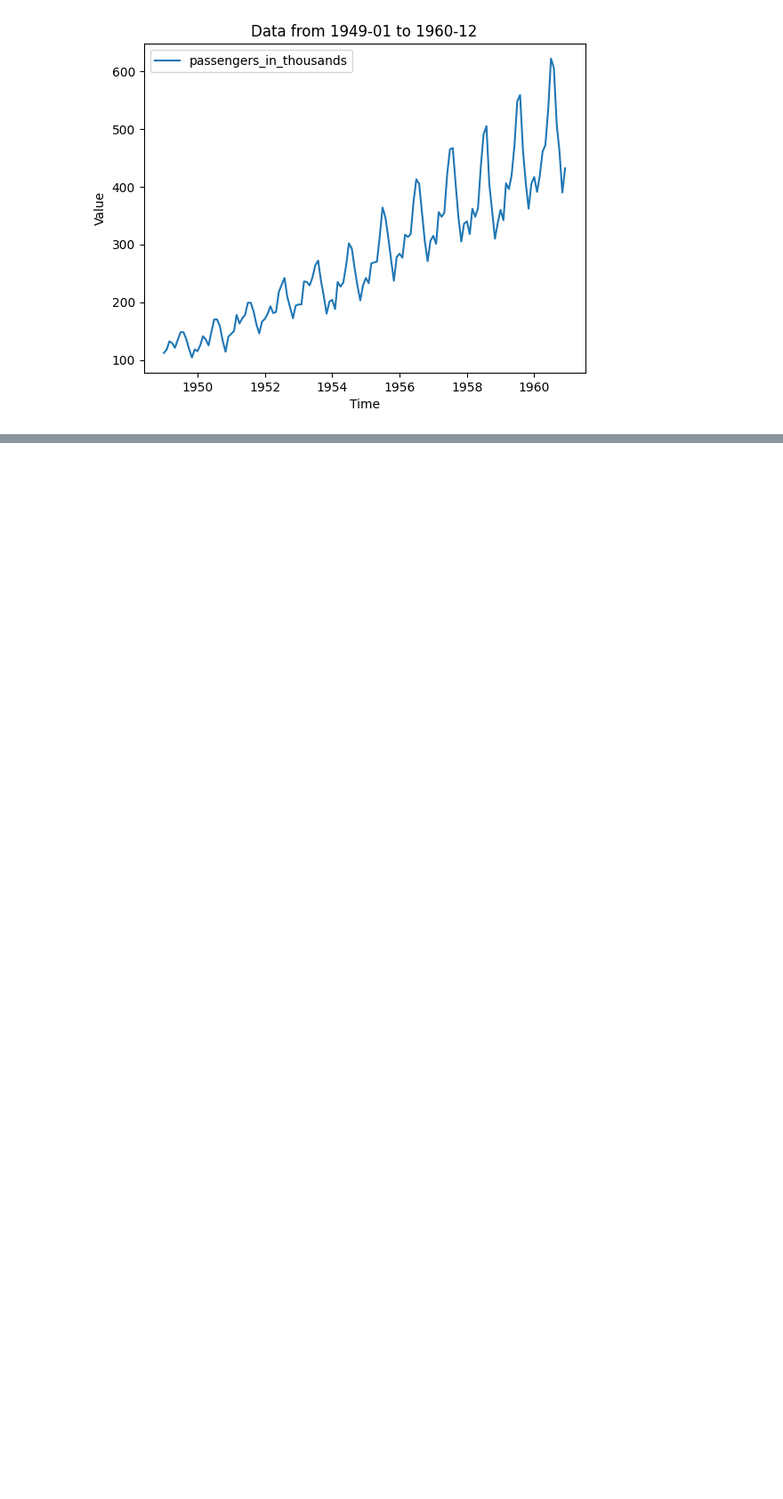
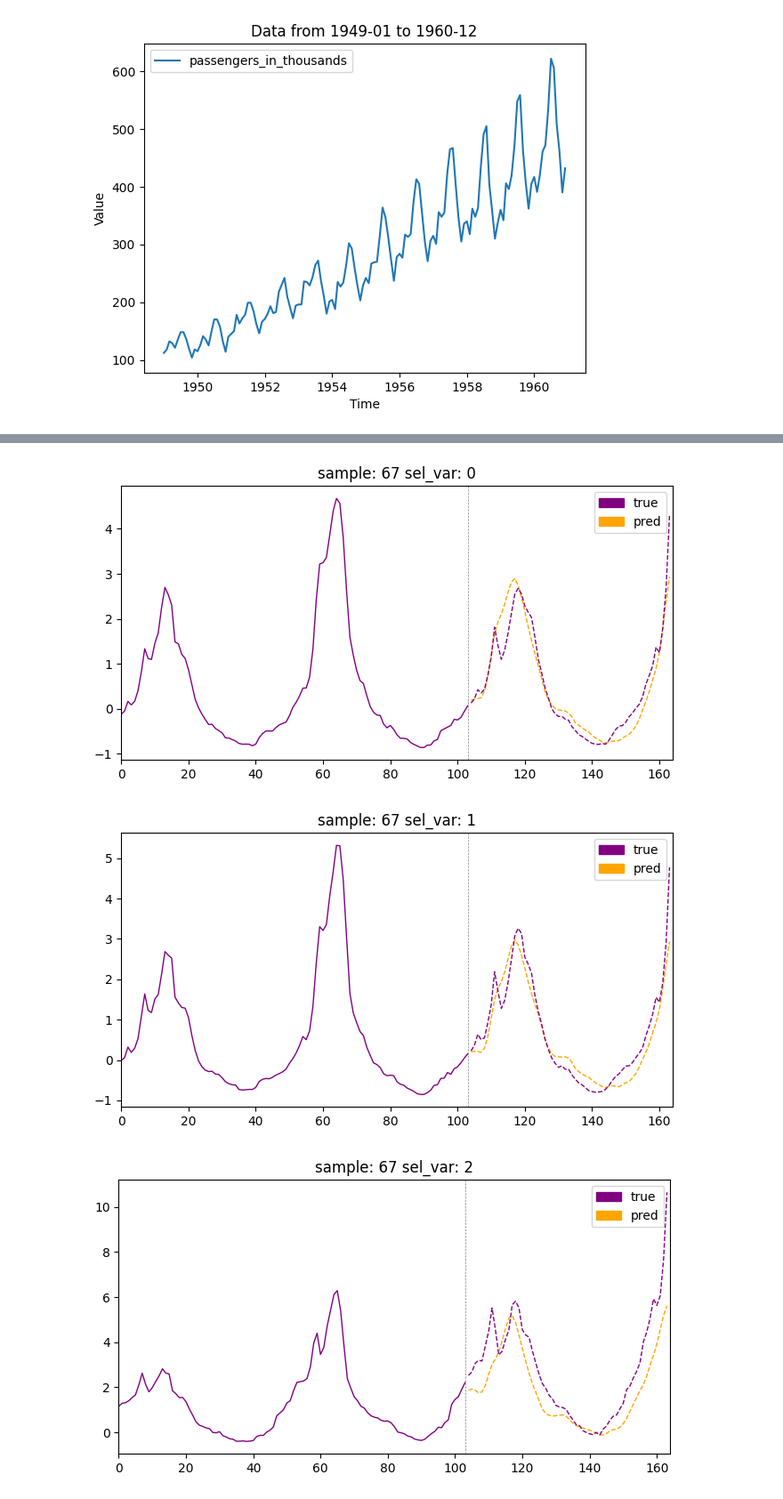
Before and after one commit to ginofft/TimeSeriesAnalysis, a Jupyter notebook: playground.ipynb, the cells around one changed output, grey strips where cells are left out. Shown at 89% size. Drawn from its saved outputs; the diff is of its cells as text; code cells hidden in the pictures; blank space fills up the shorter version.

```diff
--- a/playground.ipynb
+++ b/playground.ipynb
@@ -154,0 +202,15 @@ TypeError: 'type' object is not subscriptable
+# %%
+
+from tsai.inference import load_learner
+from sklearn.metrics import mean_squared_error, mean_absolute_error
+
+learn = load_learner('models/patchTST.pt')
+y_test_preds, *_ = learn.get_X_preds(X[splits[2]])
+y_test_preds = to_np(y_test_preds)
+print(f"y_test_preds.shape: {y_test_preds.shape}")
+
+y_test = y[splits[2]]
+results_df = pd.DataFrame(columns=["mse", "mae"])
+results_df.loc["test", "mse"] = mean_squared_error(y_test.flatten(), y_test_preds.flatten())
+results_df.loc["test", "mae"] = mean_absolute_error(y_test.flatten(), y_test_preds.flatten())
+results_df
@@ -154,0 +221,8 @@ TypeError: 'type' object is not subscriptable
+# %%
+X_test = X[splits[2]]
+y_test = y[splits[2]]
+plot_forecast(X_test, y_test, y_test_preds, sel_vars=True)
+# %% [output]
+[figure, added]
+[figure, added]
+[figure, added]
```
Also changed, not shown: parts of 24 cells of this notebook.
